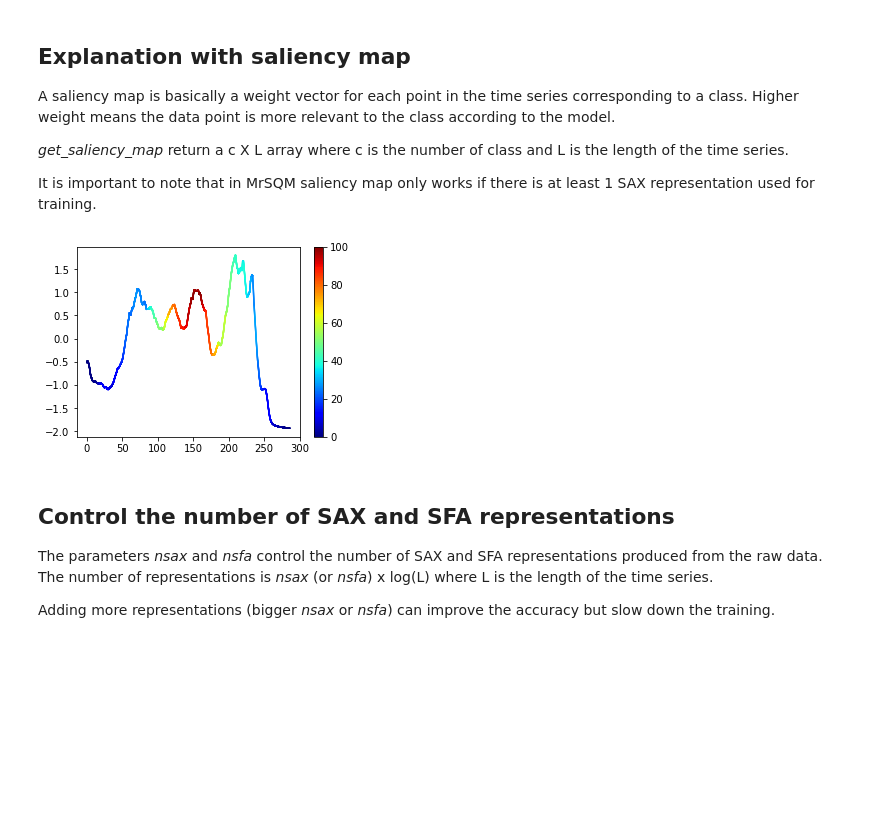
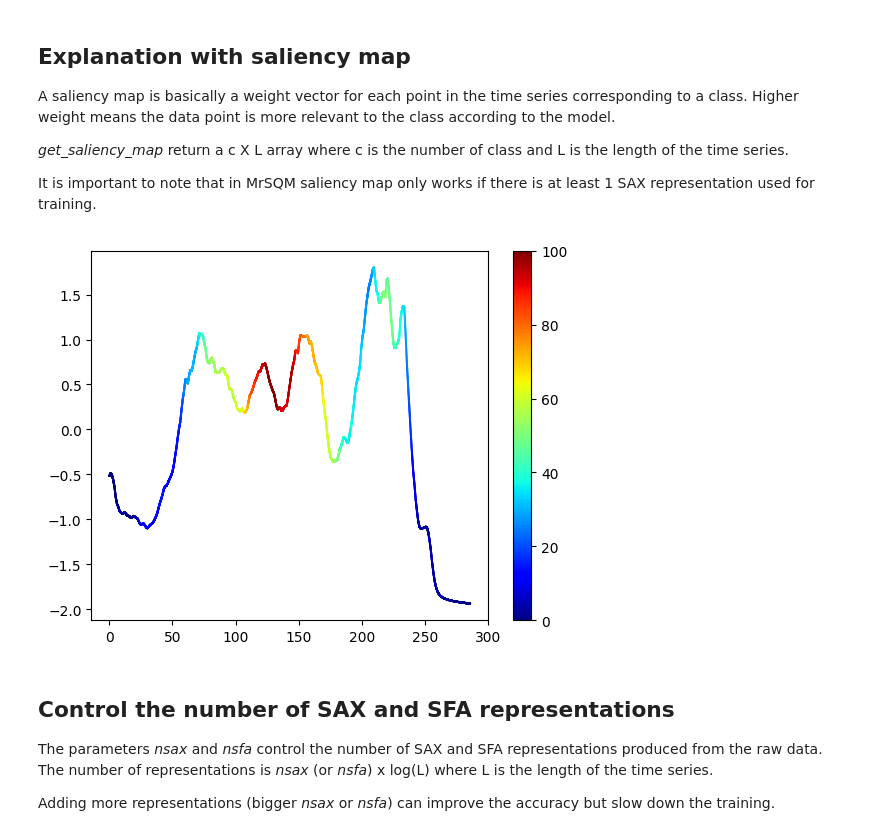
Before and after one commit to mlgig/mrsqm, a Jupyter notebook: example/Time_Series_Classification_and_Explanation_with_MrSQM.ipynb, the cells around one changed output. Drawn from its saved outputs; the diff is of its cells as text; code cells hidden in the pictures; blank space fills up the shorter version.

```diff
--- a/example/Time_Series_Classification_and_Explanation_with_MrSQM.ipynb
+++ b/example/Time_Series_Classification_and_Explanation_with_MrSQM.ipynb
@@ -18,7 +18,7 @@ https://www.sktime.org/en/stable/examples/loading_data.html#sktime_df_format
 # %%
 ds = "Coffee"
-X_train, y_train = load_UCR_UEA_dataset(name=ds,split="train")
-X_test, y_test = load_UCR_UEA_dataset(name=ds,split="test")
+X_train, y_train = load_classification(name=ds,split="train")
+X_test, y_test = load_classification(name=ds,split="test")
 
 print(ds)
 print(X_train.shape, y_train.shape)
@@ -61,11 +61,40 @@ A saliency map is basically a weight vector for each point in the time series co
 It is important to note that in MrSQM saliency map only works if there is at least 1 SAX representation used for training.
 # %%
 # This example visualise the saliency map of the 1st sample (class '0') in the Coffee dataset
-ts = X_train.iloc[0,0]
-weight = clf.get_saliency_map(ts)
-plot_time_series_with_color(ts, weight[0])
+clf = MrSQMClassifier(nsax=5,nsfa=0).fit(X_train,y_train)
+x = X_train[0,0,:]
+w = clf.get_saliency_map(x)[0,:]
-# %% [output]
-[figure, removed]
+# %%
+from scipy.interpolate import interp1d
+import matplotlib.pyplot as plt
+
+
+
+def transform(X):
+    ma,mi = np.max(X), np.min(X)
+    X = (X - mi)/(ma-mi)
+    return X*100
+weight = abs(w)
+weight = transform(weight)
+ts = np.squeeze(x)
+
+max_length1, max_length2 = ts.shape[0],10000 #
+x1 = np.linspace(0,max_length1,num = max_length1)
+x2 = np.linspace(0,max_length1,num = max_length2)
+y1 = ts
+
+f = interp1d(x1, y1) # interpolate time series
+fcas = interp1d(x1, weight) # interpolate weight color
+weight = fcas(x2) # convert vector of original weight vector to new weight vector
+
+plt.scatter(x2,f(x2), c = weight, cmap = 'jet', marker='.', s= 1,vmin=0,vmax = 100)
+# plt.xlabel('Explanation for index %d, dataset %s' %(idx, ds))
+cbar = plt.colorbar(orientation = 'vertical')
+
+
+plt.show()
+# %% [output]
+[figure, added]
 # %% [markdown]
 ## Control the number of SAX and SFA representations
 The parameters *nsax* and *nsfa* control the number of SAX and SFA representations produced from the raw data. The number of representations is *nsax* (or *nsfa*) x log(L) where L is the length of the time series.
```
Also changed, not shown: parts of 6 cells of this notebook, 2 other files.
